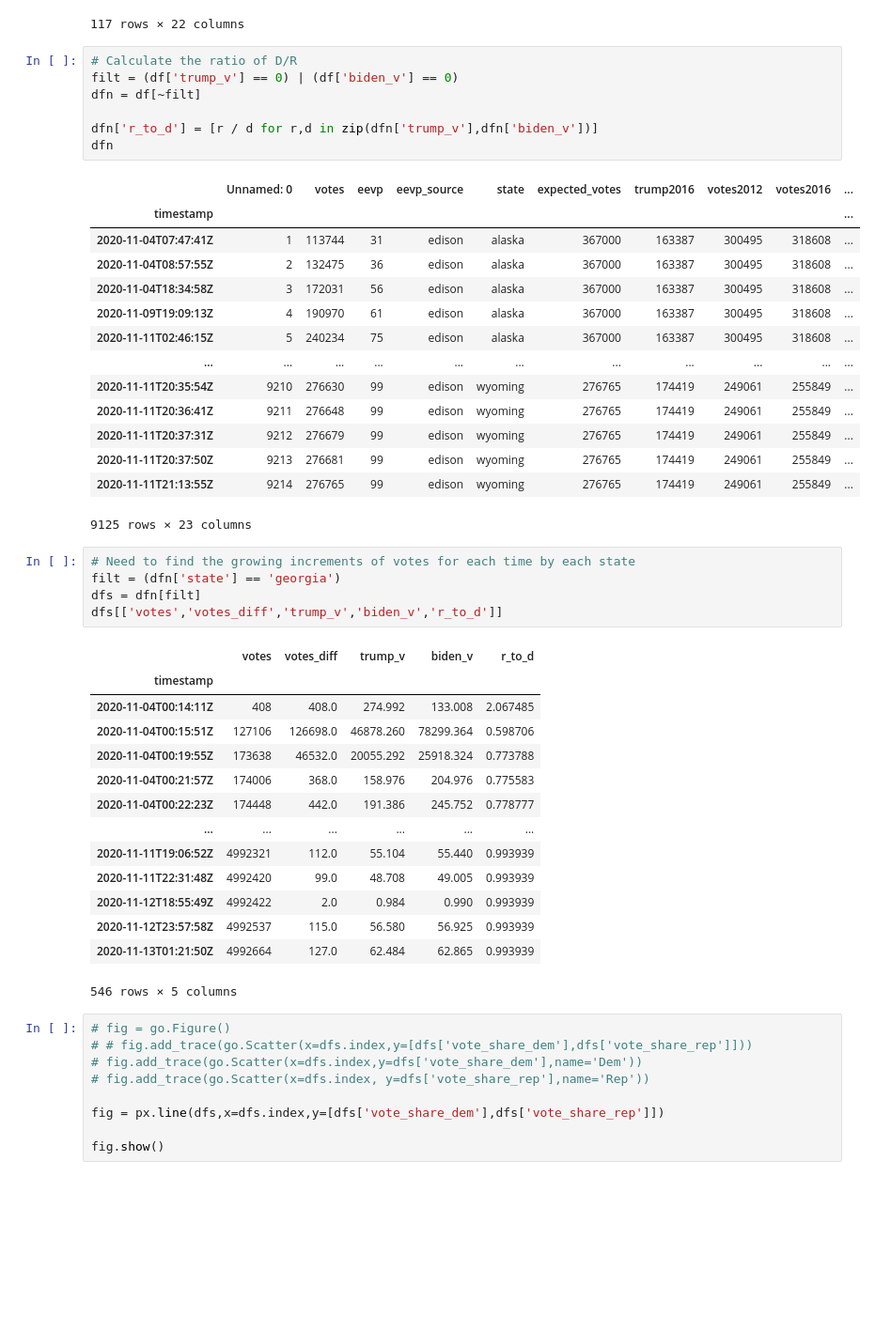
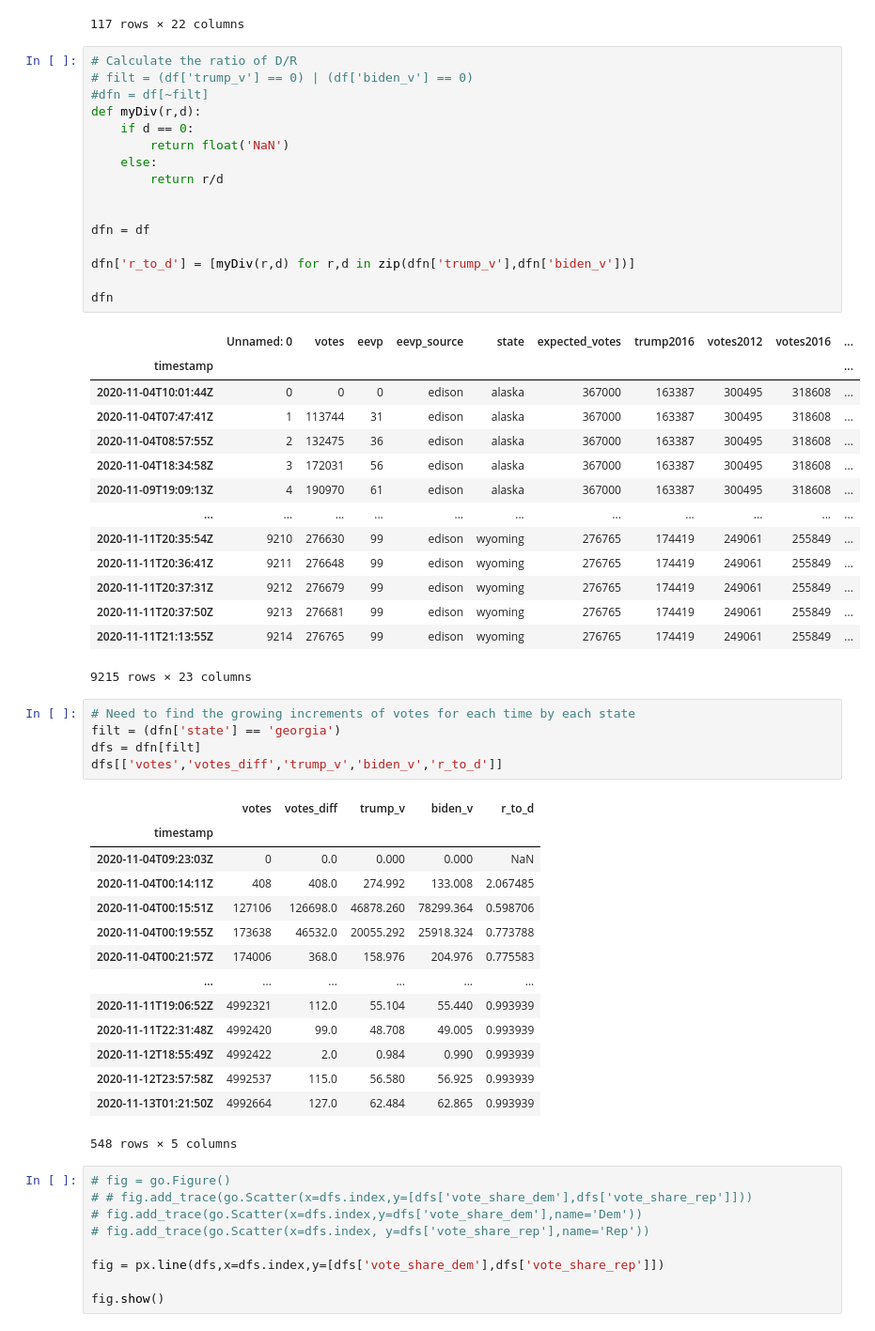
Before and after one commit to brianoflondon/election2020, a Jupyter notebook: nytanalysis.ipynb, the cells around one changed output. Shown at 94% size. Drawn from its saved outputs; the diff is of its cells as text; blank space fills up the shorter version.

```diff
--- a/nytanalysis.ipynb
+++ b/nytanalysis.ipynb
@@ -70,26 +70,35 @@ df_arizona
 117 rows × 22 columns
 # %%
 # Calculate the ratio of D/R
-filt = (df['trump_v'] == 0) | (df['biden_v'] == 0)
-dfn = df[~filt]
+# filt = (df['trump_v'] == 0) | (df['biden_v'] == 0)
+#dfn = df[~filt]
+def myDiv(r,d):
+    if d == 0:
+        return float('NaN')
+    else:
+        return r/d
 
-dfn['r_to_d'] = [r / d for r,d in zip(dfn['trump_v'],dfn['biden_v'])]
+
+dfn = df
+
+dfn['r_to_d'] = [myDiv(r,d) for r,d in zip(dfn['trump_v'],dfn['biden_v'])]
+
 dfn
 # %% [output]
 |  | Unnamed: 0 | votes | eevp | eevp_source | state | expected_votes | trump2016 | votes2012 | votes2016 | ... |
 | timestamp |  |  |  |  |  |  |  |  |  | ... |
+| 2020-11-04T10:01:44Z | 0 | 0 | 0 | edison | alaska | 367000 | 163387 | 300495 | 318608 | ... |
 | 2020-11-04T07:47:41Z | 1 | 113744 | 31 | edison | alaska | 367000 | 163387 | 300495 | 318608 | ... |
 | 2020-11-04T08:57:55Z | 2 | 132475 | 36 | edison | alaska | 367000 | 163387 | 300495 | 318608 | ... |
 | 2020-11-04T18:34:58Z | 3 | 172031 | 56 | edison | alaska | 367000 | 163387 | 300495 | 318608 | ... |
 | 2020-11-09T19:09:13Z | 4 | 190970 | 61 | edison | alaska | 367000 | 163387 | 300495 | 318608 | ... |
-| 2020-11-11T02:46:15Z | 5 | 240234 | 75 | edison | alaska | 367000 | 163387 | 300495 | 318608 | ... |
 | ... | ... | ... | ... | ... | ... | ... | ... | ... | ... | ... |
 | 2020-11-11T20:35:54Z | 9210 | 276630 | 99 | edison | wyoming | 276765 | 174419 | 249061 | 255849 | ... |
 | 2020-11-11T20:36:41Z | 9211 | 276648 | 99 | edison | wyoming | 276765 | 174419 | 249061 | 255849 | ... |
 | 2020-11-11T20:37:31Z | 9212 | 276679 | 99 | edison | wyoming | 276765 | 174419 | 249061 | 255849 | ... |
 | 2020-11-11T20:37:50Z | 9213 | 276681 | 99 | edison | wyoming | 276765 | 174419 | 249061 | 255849 | ... |
 | 2020-11-11T21:13:55Z | 9214 | 276765 | 99 | edison | wyoming | 276765 | 174419 | 249061 | 255849 | ... |
-9125 rows × 23 columns
+9215 rows × 23 columns
 # %%
 # Need to find the growing increments of votes for each time by each state
 filt = (dfn['state'] == 'georgia')
@@ -98,18 +107,18 @@ dfs[['votes','votes_diff','trump_v','biden_v','r_to_d']]
 # %% [output]
 |  | votes | votes_diff | trump_v | biden_v | r_to_d |
 | timestamp |  |  |  |  |  |
+| 2020-11-04T09:23:03Z | 0 | 0.0 | 0.000 | 0.000 | NaN |
 | 2020-11-04T00:14:11Z | 408 | 408.0 | 274.992 | 133.008 | 2.067485 |
 | 2020-11-04T00:15:51Z | 127106 | 126698.0 | 46878.260 | 78299.364 | 0.598706 |
 | 2020-11-04T00:19:55Z | 173638 | 46532.0 | 20055.292 | 25918.324 | 0.773788 |
 | 2020-11-04T00:21:57Z | 174006 | 368.0 | 158.976 | 204.976 | 0.775583 |
-| 2020-11-04T00:22:23Z | 174448 | 442.0 | 191.386 | 245.752 | 0.778777 |
 | ... | ... | ... | ... | ... | ... |
 | 2020-11-11T19:06:52Z | 4992321 | 112.0 | 55.104 | 55.440 | 0.993939 |
 | 2020-11-11T22:31:48Z | 4992420 | 99.0 | 48.708 | 49.005 | 0.993939 |
 | 2020-11-12T18:55:49Z | 4992422 | 2.0 | 0.984 | 0.990 | 0.993939 |
 | 2020-11-12T23:57:58Z | 4992537 | 115.0 | 56.580 | 56.925 | 0.993939 |
 | 2020-11-13T01:21:50Z | 4992664 | 127.0 | 62.484 | 62.865 | 0.993939 |
-546 rows × 5 columns
+548 rows × 5 columns
 # %%
 # fig = go.Figure()
 # # fig.add_trace(go.Scatter(x=dfs.index,y=[dfs['vote_share_dem'],dfs['vote_share_rep']]))
```
Also changed, not shown: 2 other files.
